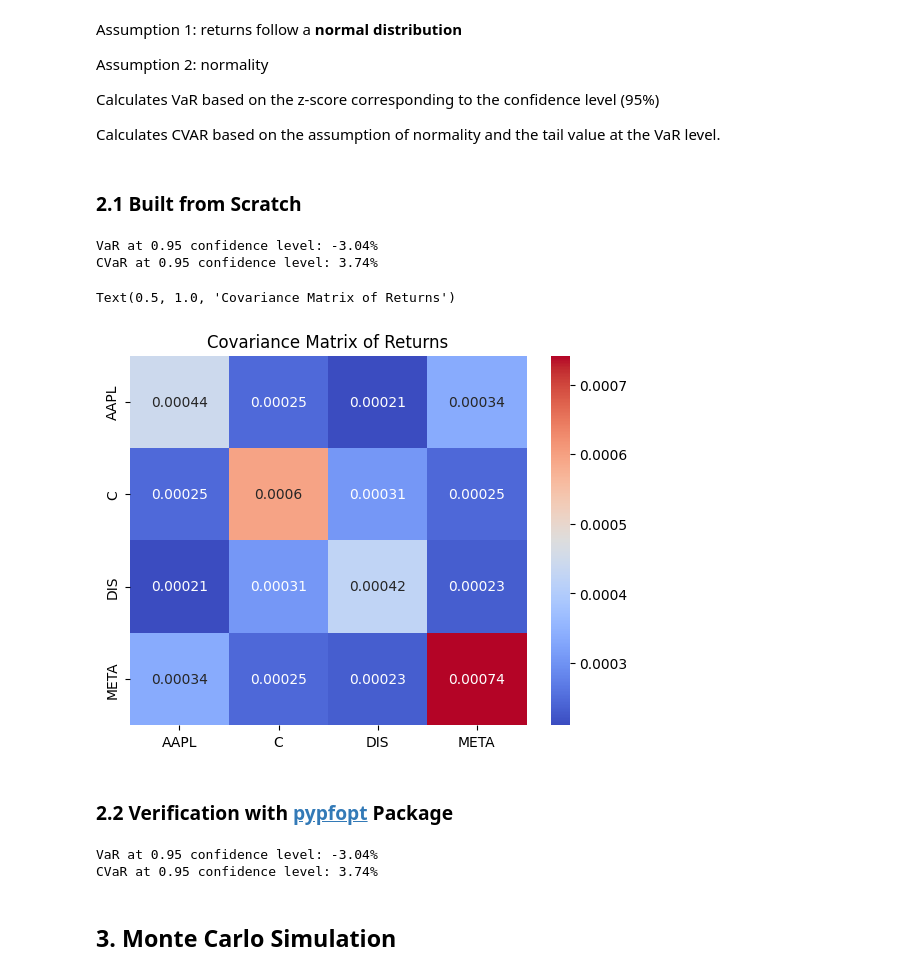
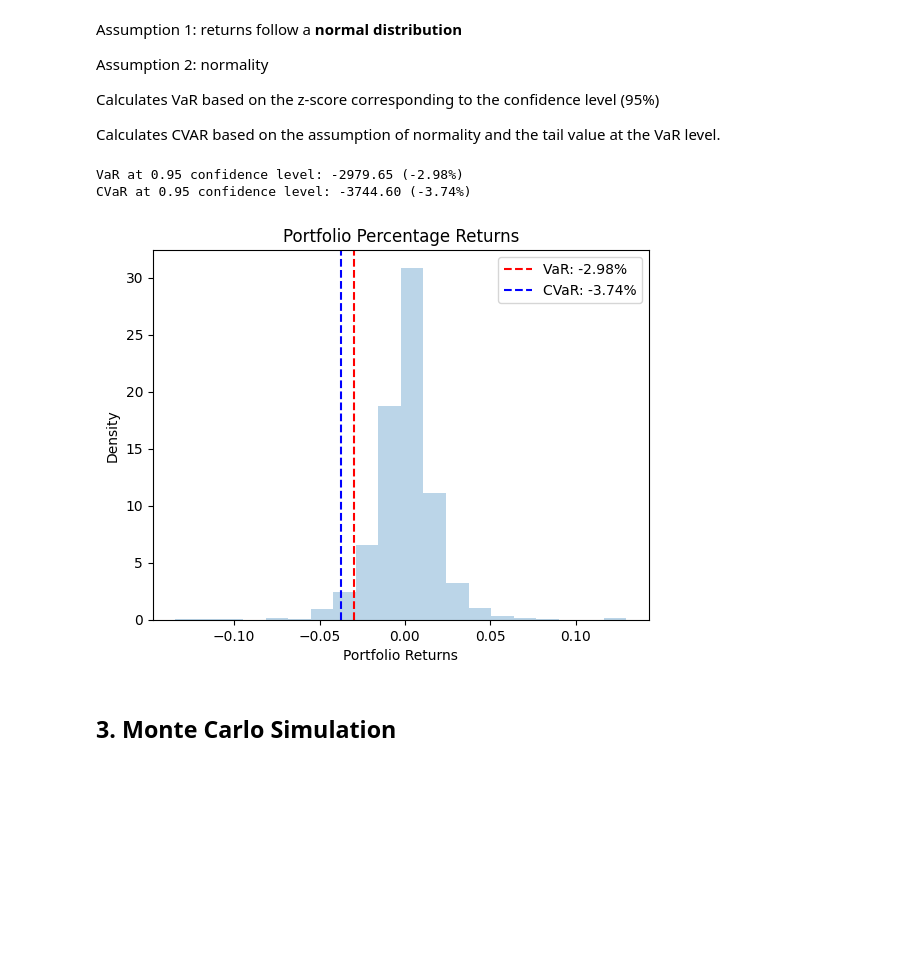
Before and after one commit to caesarw0/CVAR_analysis, a Jupyter notebook: VAR_CVAR_simple.ipynb, the cells around one changed output. Drawn from its saved outputs; the diff is of its cells as text; code cells hidden in the pictures; blank space fills up the shorter version.

```diff
--- a/VAR_CVAR_simple.ipynb
+++ b/VAR_CVAR_simple.ipynb
@@ -81,9 +127,10 @@ Assumption 2: normality
 Calculates VaR based on the z-score corresponding to the confidence level (95%)
 
 Calculates CVAR based on the assumption of normality and the tail value at the VaR level.
-# %% [markdown]
-### 2.1 Built from Scratch
 # %%
+# Assume initial portfolio value
+initial_portfolio = 100000
+
 # Obtain percentage change per stock
 returns = df.pct_change()
 
@@ -99,53 +146,31 @@ port_std_dev = np.sqrt(weights.T @ cov_matrix @ weights)
 # Calculate VaR and CVaR using the parametric method
 confidence_level = 0.95
 z_score = norm.ppf(q=1-confidence_level)
-var = -1 * (port_mean_return - z_score * port_std_dev)
-cvar = -1 * (port_mean_return - port_std_dev * (norm.pdf(z_score)/(1-confidence_level)))
+var = - (norm.ppf(confidence_level)*port_std_dev - port_mean_return)
+cvar = 1 * (port_mean_return - port_std_dev * (norm.pdf(z_score)/(1-confidence_level)))
 
-print(f"VaR at {confidence_level} confidence level: {var:.2%}")
-print(f"CVaR at {confidence_level} confidence level: {cvar:.2%}")
+var_initial = initial_portfolio * var
+cvar_initial = initial_portfolio * cvar
+
+print(f"VaR at {confidence_level} confidence level: {var_initial:.2f} ({var:.2%})")
+print(f"CVaR at {confidence_level} confidence level: {cvar_initial:.2f} ({cvar:.2%})")
 # %% [output]
-VaR at 0.95 confidence level: -3.04%
-CVaR at 0.95 confidence level: 3.74%
+VaR at 0.95 confidence level: -2979.65 (-2.98%)
+CVaR at 0.95 confidence level: -3744.60 (-3.74%)
-# %%
-ax = sns.heatmap(cov_matrix, cmap='coolwarm', annot=True)
-ax.set_title("Covariance Matrix of Returns")
-# %% [output]
-Text(0.5, 1.0, 'Covariance Matrix of Returns')
-[figure, removed]
-# %% [markdown]
-### 2.2 Verification with [pypfopt](https://pyportfolioopt.readthedocs.io/en/latest/) Package
-# %%
-import datetime
-import yfinance as yf
-from pypfopt import risk_models, expected_returns
-from scipy.stats import norm
-
-# Calculate expected returns (mean) and sample covariance matrix
-mu = expected_returns.mean_historical_return(df)
-S = risk_models.sample_cov(df)
-
-# Use CovarianceShrinkage to shrink and regularize the covariance matrix
-S = risk_models.CovarianceShrinkage(df).ledoit_wolf()
-
-# Define portfolio weights, assuming equal weight
-weights = np.full((4), 0.25)
-
-# Calculate portfolio mean and standard deviation (considering weighted sum)
-portfolio_mean = (df.pct_change().dropna() * weights).sum(axis=1).mean()
-portfolio_std = (df.pct_change().dropna() * weights).sum(axis=1).std()
-
-# Calculate portfolio VaR and CVaR
-alpha = 1 - confidence_level
-z_alpha = norm.ppf(alpha)
-portfolio_var = -1 * (portfolio_mean - z_alpha * portfolio_std)
-portfolio_cvar = -1 * (portfolio_mean - (1 / alpha) * norm.pdf(z_alpha) * portfolio_std)
-
-print(f"VaR at {confidence_level} confidence level: {portfolio_var:.2%}")
-print(f"CVaR at {confidence_level} confidence level: {portfolio_cvar:.2%}")
-# %% [output]
-VaR at 0.95 confidence level: -3.04%
-CVaR at 0.95 confidence level: 3.74%
+# %%
+plt.hist(port_returns, bins=20, density=True, alpha=0.3)
+
+# Add VAR CVAR to the histogram
+plt.axvline(x=var, color='red', linestyle='--', label=f"VaR: {var:.2%}")
+plt.axvline(x=cvar, color='blue', linestyle='--', label=f"CVaR: {cvar:.2%}")
+
+plt.legend()
+plt.xlabel("Portfolio Returns")
+plt.ylabel("Density")
+plt.title(f"Portfolio Percentage Returns")
+plt.show()
+# %% [output]
+[figure, added]
 # %% [markdown]
 ## 3. Monte Carlo Simulation
 # %% [markdown]
```
Also changed, not shown: parts of 13 cells of this notebook.
